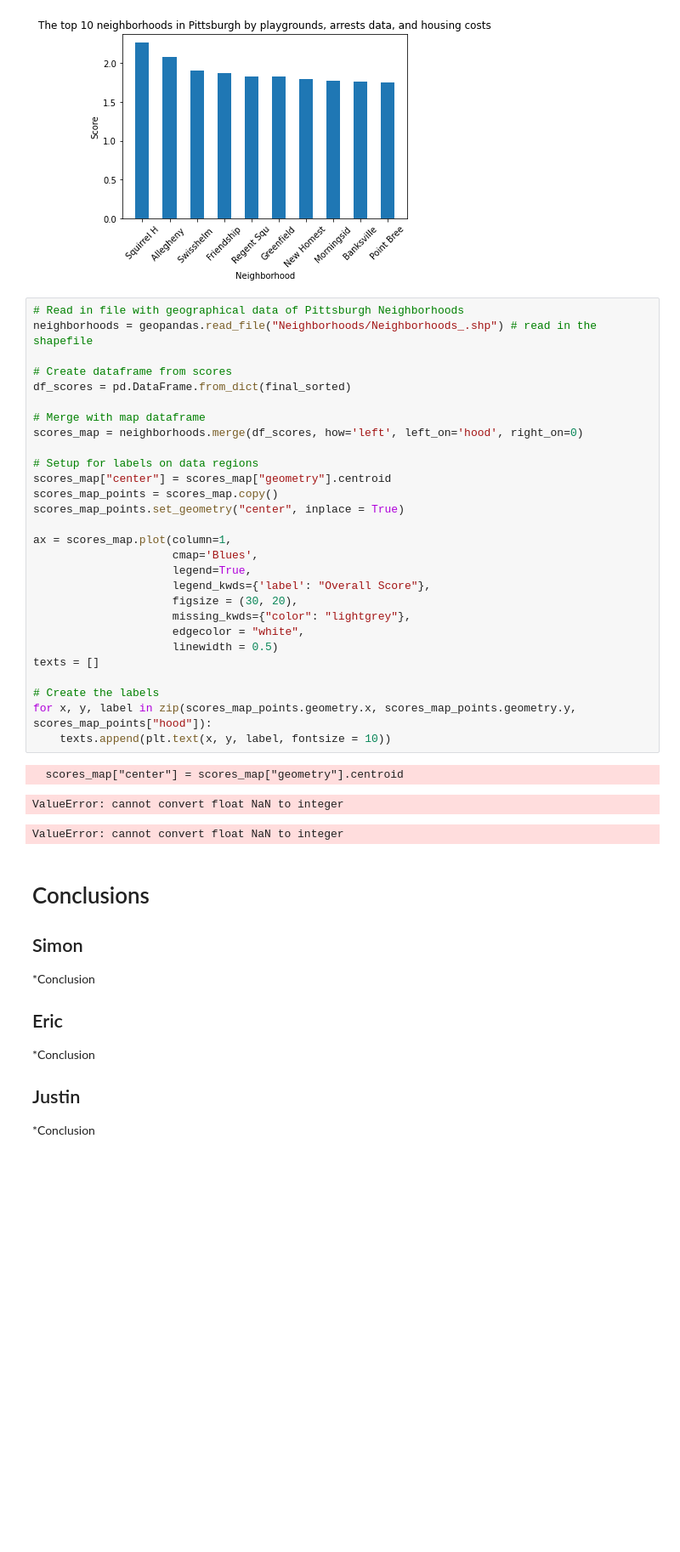
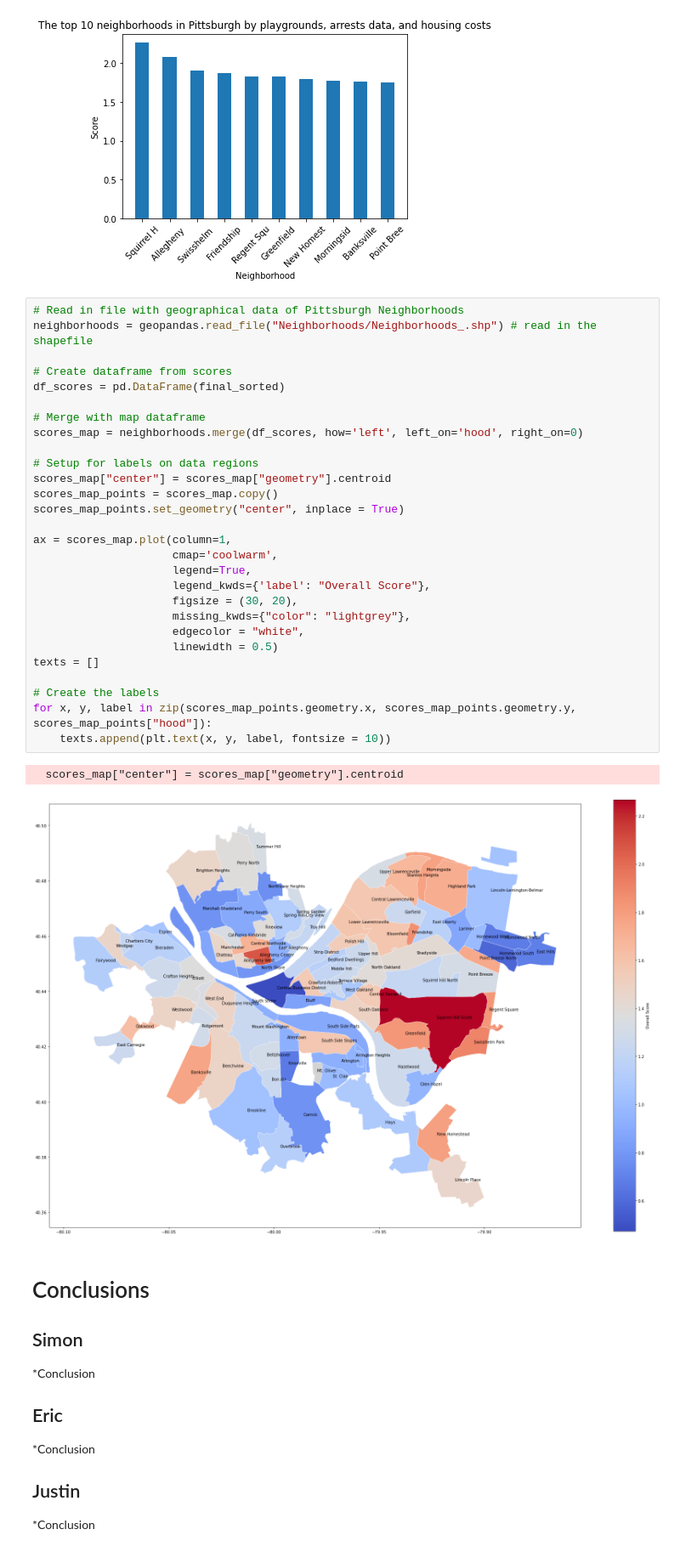
Before and after one commit to sim1029/data-pirates, a Jupyter notebook: Presentation-Notebook.ipynb, the cells around one changed output. Shown: that part at 85% size. Cells and saved outputs as stored; diff of their text form; blank space fills up the shorter version.

Commit message:
fix data vizualizations

```diff
--- a/Presentation-Notebook.ipynb
+++ b/Presentation-Notebook.ipynb
@@ -329,35 +330,34 @@ plt.show()
 # %%
 # Read in file with geographical data of Pittsburgh Neighborhoods
 neighborhoods = geopandas.read_file("Neighborhoods/Neighborhoods_.shp") # read in the shapefile
 
 # Create dataframe from scores
-df_scores = pd.DataFrame.from_dict(final_sorted)
+df_scores = pd.DataFrame(final_sorted)
 
 # Merge with map dataframe
 scores_map = neighborhoods.merge(df_scores, how='left', left_on='hood', right_on=0)
 
 # Setup for labels on data regions
 scores_map["center"] = scores_map["geometry"].centroid
 scores_map_points = scores_map.copy()
 scores_map_points.set_geometry("center", inplace = True)
 
 ax = scores_map.plot(column=1,
-                     cmap='Blues',
+                     cmap='coolwarm',
                      legend=True,
                      legend_kwds={'label': "Overall Score"},
                      figsize = (30, 20),
                      missing_kwds={"color": "lightgrey"},
                      edgecolor = "white",
                      linewidth = 0.5)
 texts = []
 
 # Create the labels
 for x, y, label in zip(scores_map_points.geometry.x, scores_map_points.geometry.y, scores_map_points["hood"]):
     texts.append(plt.text(x, y, label, fontsize = 10))
 # %% [output]
   scores_map["center"] = scores_map["geometry"].centroid
-ValueError: cannot convert float NaN to integer
-ValueError: cannot convert float NaN to integer
+[figure, added]
 # %% [markdown]
 # Conclusions
 
```
Also changed, not shown: parts of 1 cell of this notebook.
